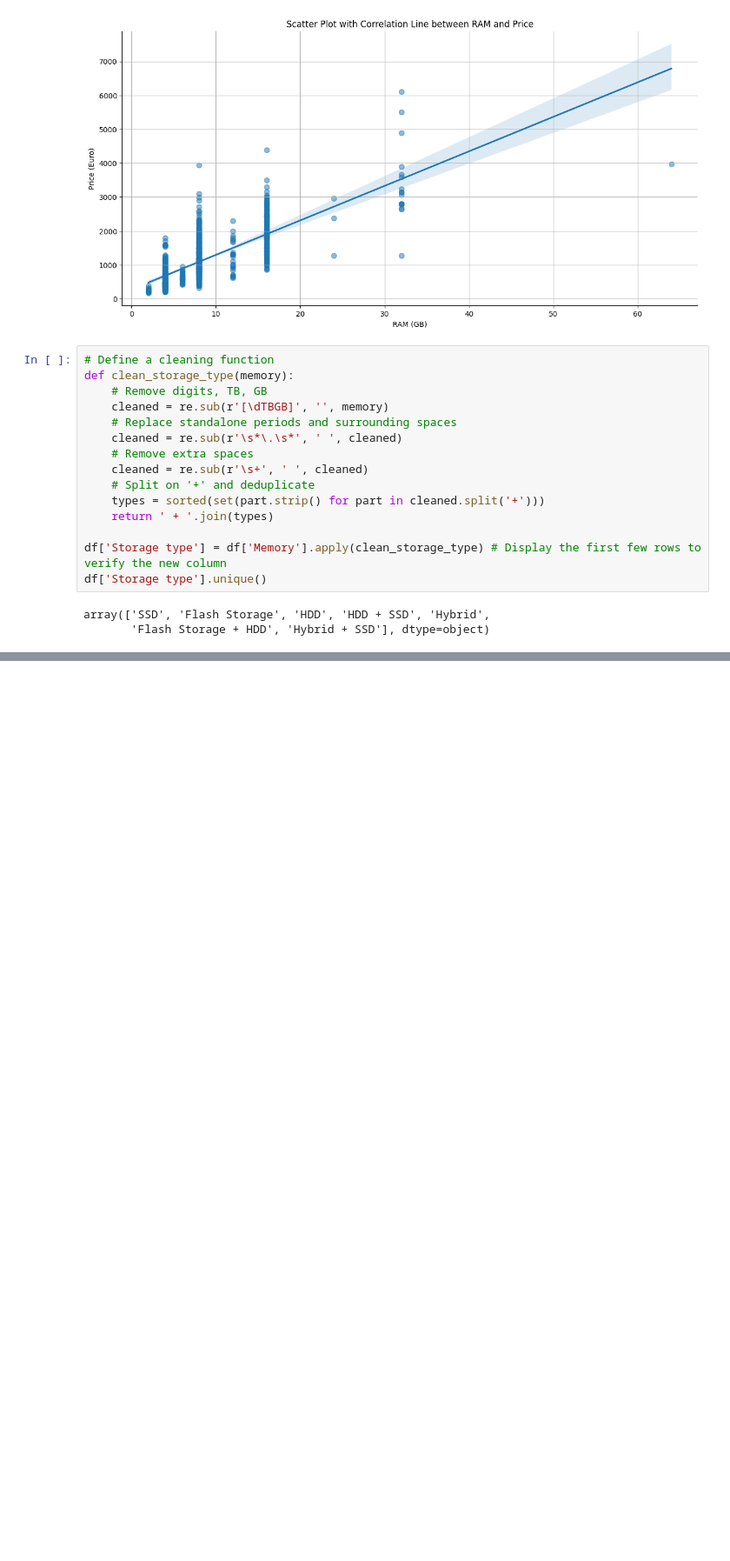
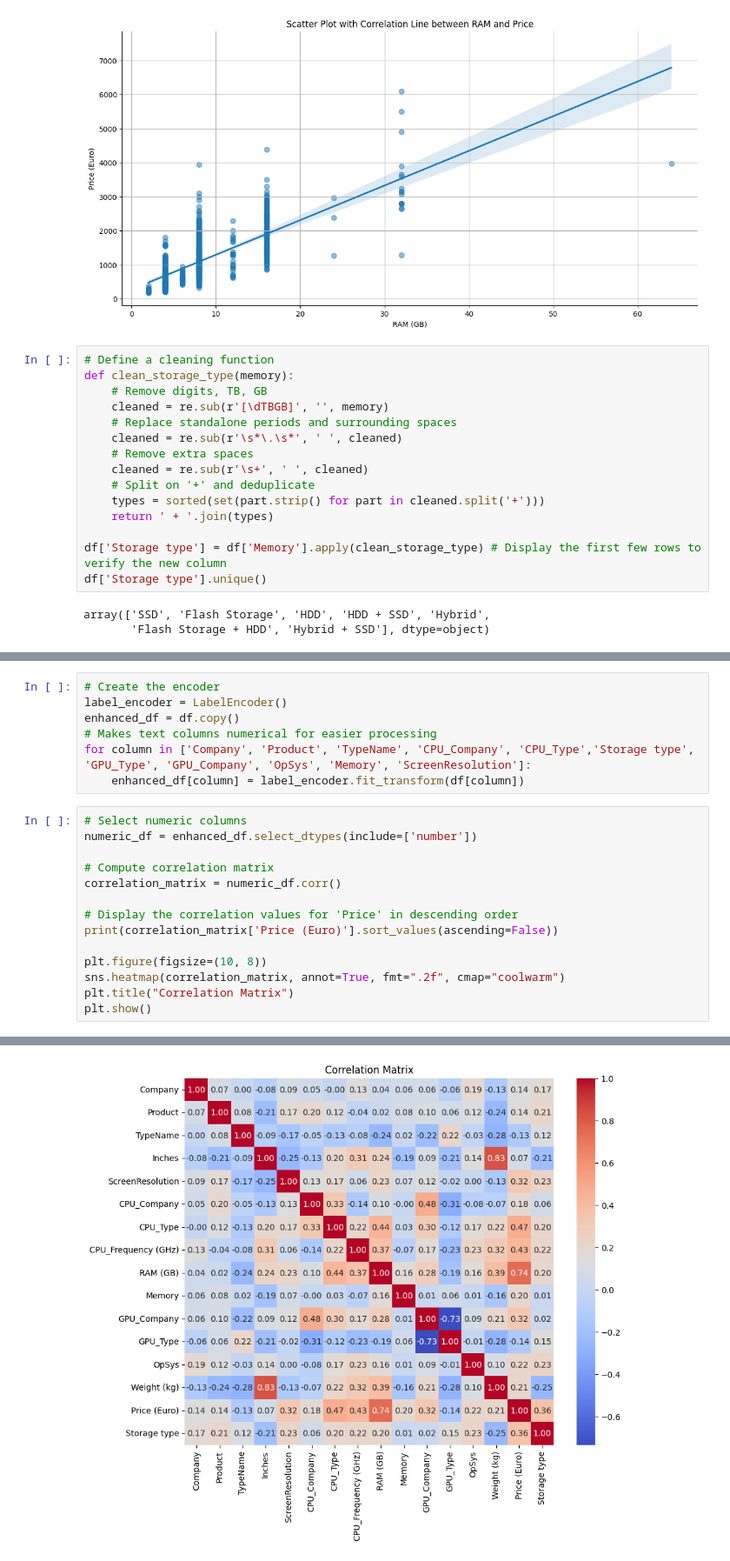
Before and after one commit to maymay-wa/miniproject, a Jupyter notebook: Analysis.ipynb, the cells around one changed output, grey strips where cells are left out. Shown at 87% size. Cells and saved outputs as stored; diff of their text form; blank space fills up the shorter version.

```diff
--- a/Analysis.ipynb
+++ b/Analysis.ipynb
@@ -334,0 +332,22 @@ array(['SSD', 'Flash Storage', 'HDD', 'HDD + SSD', 'Hybrid',
+# %%
+# Create the encoder
+label_encoder = LabelEncoder()
+enhanced_df = df.copy()
+# Makes text columns numerical for easier processing
+for column in ['Company', 'Product', 'TypeName', 'CPU_Company', 'CPU_Type','Storage type', 'GPU_Type', 'GPU_Company', 'OpSys', 'Memory', 'ScreenResolution']:
+    enhanced_df[column] = label_encoder.fit_transform(df[column])
+# %%
+# Select numeric columns
+numeric_df = enhanced_df.select_dtypes(include=['number'])
+
+# Compute correlation matrix
+correlation_matrix = numeric_df.corr()
+
+# Display the correlation values for 'Price' in descending order
+print(correlation_matrix['Price (Euro)'].sort_values(ascending=False))
+
+plt.figure(figsize=(10, 8))
+sns.heatmap(correlation_matrix, annot=True, fmt=".2f", cmap="coolwarm")
+plt.title("Correlation Matrix")
+plt.show()
+# %% [output]
@@ -334,0 +371 @@ array(['SSD', 'Flash Storage', 'HDD', 'HDD + SSD', 'Hybrid',
+[figure, added]
```
Also changed, not shown: parts of 10 cells of this notebook, 1 other file.
